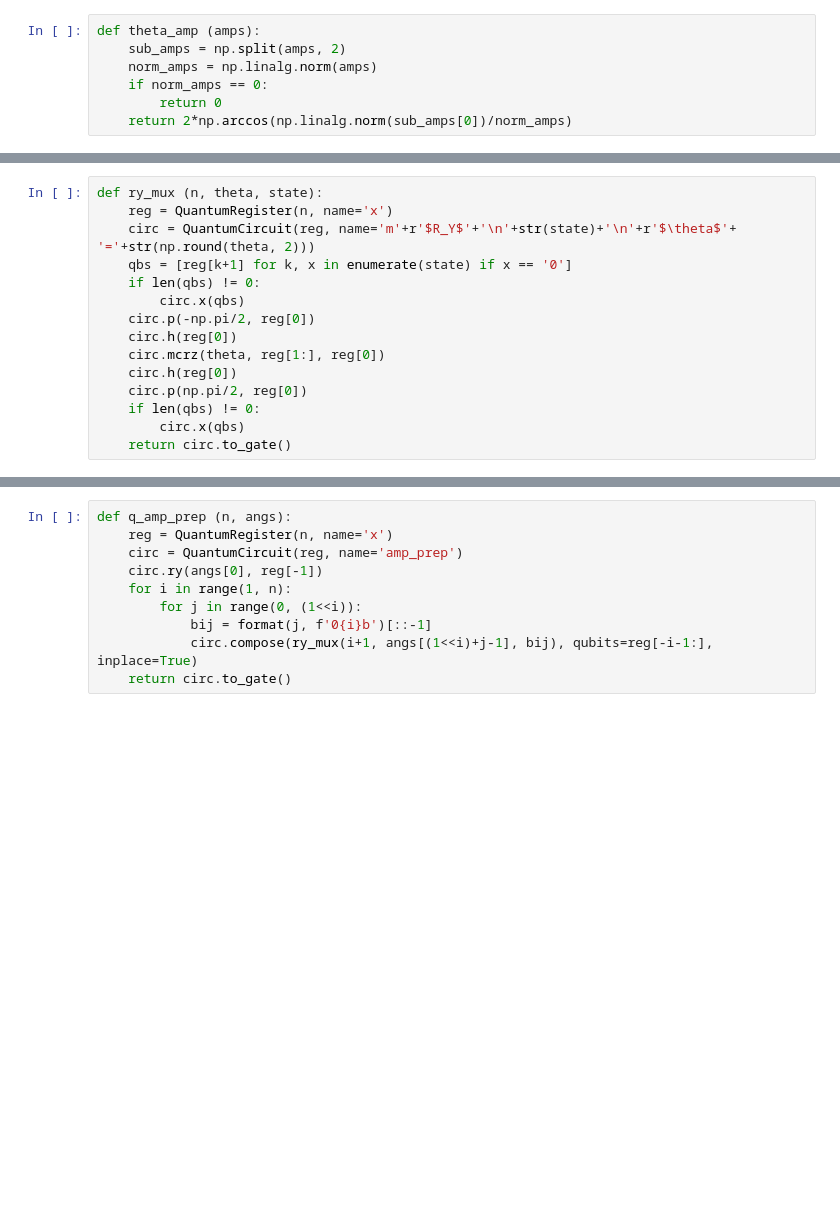
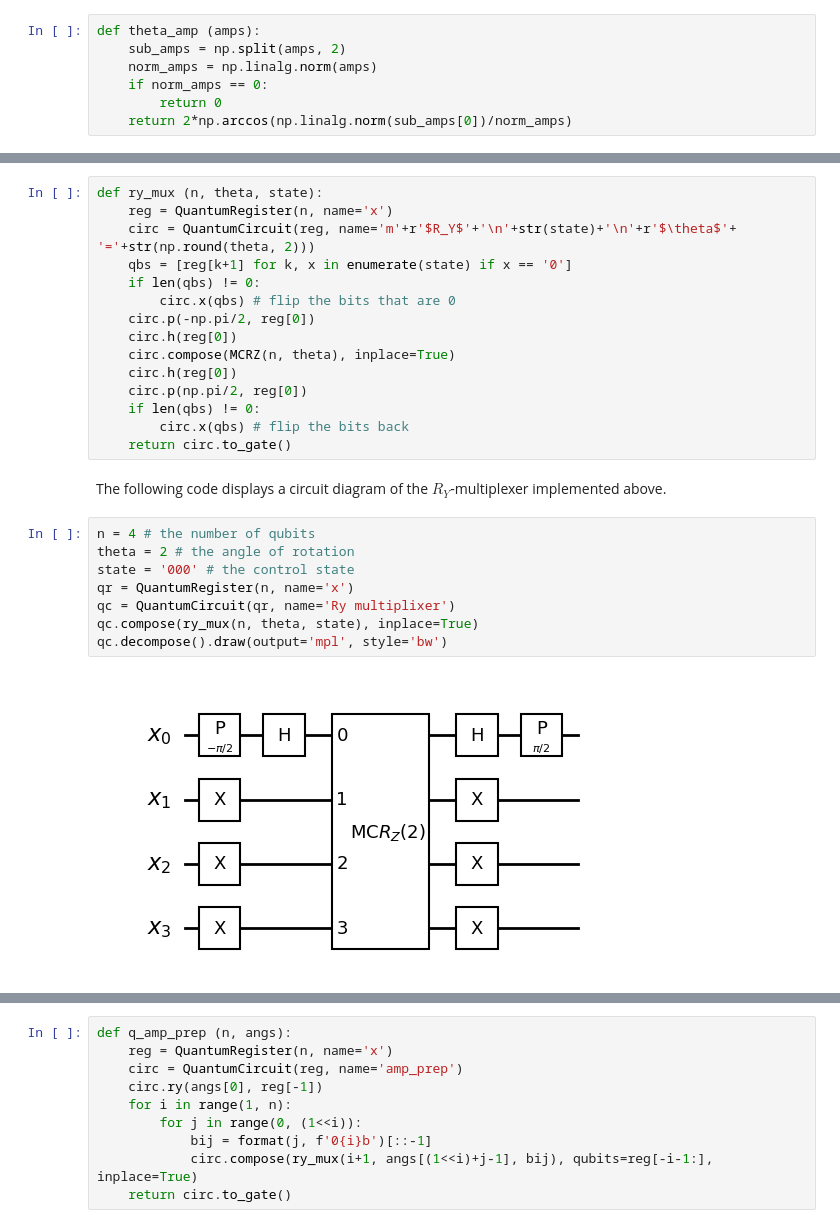
Before and after one commit to keshavdahiya/qc_bootcamp_project2_quantum_state_preparation, a Jupyter notebook: qc_mp2_main.ipynb, the cells around one changed output, grey strips where cells are left out. Drawn from its saved outputs; the diff is of its cells as text; blank space fills up the shorter version.

```diff
--- a/qc_mp2_main.ipynb
+++ b/qc_mp2_main.ipynb
@@ -31,12 +76,24 @@ def ry_mux (n, theta, state):
     circ = QuantumCircuit(reg, name='m'+r'$R_Y$'+'\n'+str(state)+'\n'+r'$\theta$'+ '='+str(np.round(theta, 2)))
     qbs = [reg[k+1] for k, x in enumerate(state) if x == '0']
     if len(qbs) != 0:
-        circ.x(qbs)
+        circ.x(qbs) # flip the bits that are 0
     circ.p(-np.pi/2, reg[0])
     circ.h(reg[0])
-    circ.mcrz(theta, reg[1:], reg[0])
+    circ.compose(MCRZ(n, theta), inplace=True)
     circ.h(reg[0])
     circ.p(np.pi/2, reg[0])
     if len(qbs) != 0:
-        circ.x(qbs)
+        circ.x(qbs) # flip the bits back
     return circ.to_gate()
+# %% [markdown]
+The following code displays a circuit diagram of the $R_Y$-multiplexer implemented above.
+# %%
+n = 4 # the number of qubits
+theta = 2 # the angle of rotation
+state = '000' # the control state
+qr = QuantumRegister(n, name='x')
+qc = QuantumCircuit(qr, name='Ry multiplixer')
+qc.compose(ry_mux(n, theta, state), inplace=True)
+qc.decompose().draw(output='mpl', style='bw')
+# %% [output]
+[figure, added]
```
Also changed, not shown: parts of 26 cells of this notebook.
